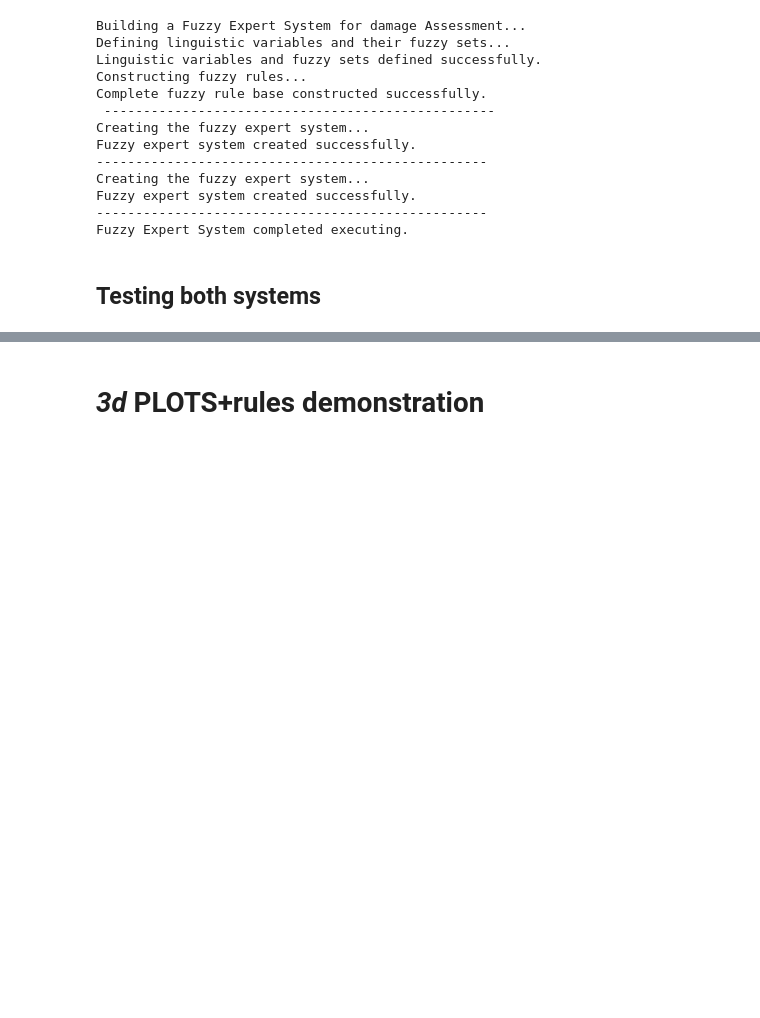
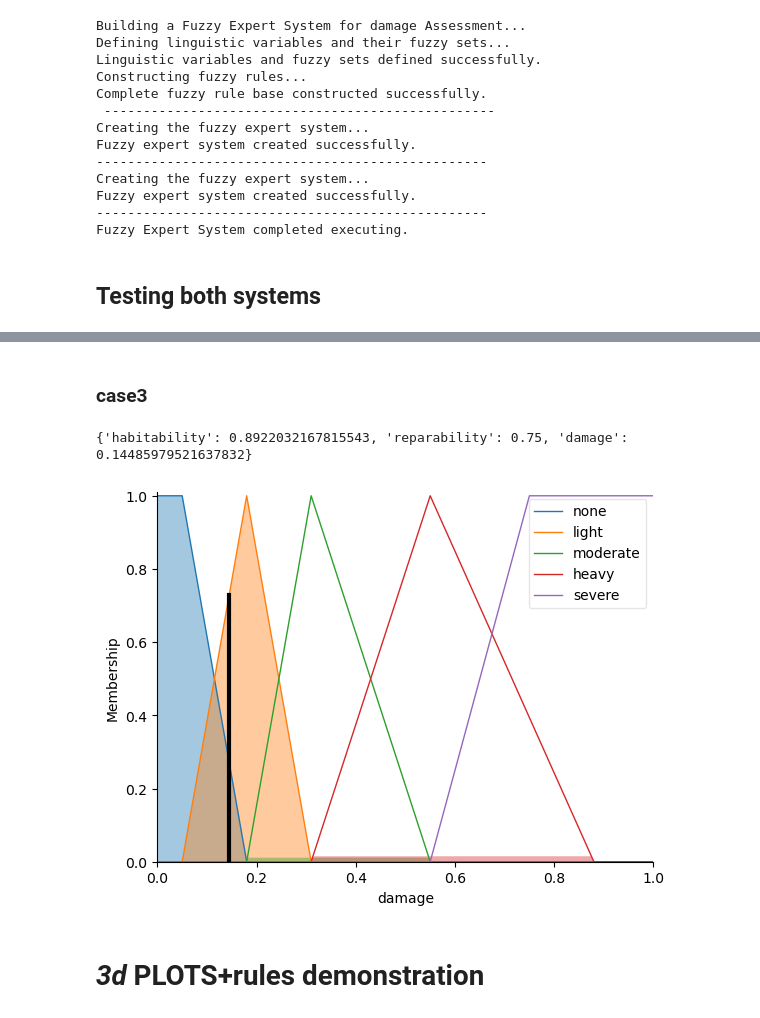
Before and after one commit to HananMoAlnakhal/Building_Assessment_Expert_System, a Jupyter notebook: fuzzy_expert_system.ipynb, the cells around one changed output, grey strips where cells are left out. Drawn from its saved outputs; the diff is of its cells as text; code cells hidden in the pictures; blank space fills up the shorter version.

```diff
--- a/fuzzy_expert_system.ipynb
+++ b/fuzzy_expert_system.ipynb
@@ -230,3 +245,21 @@ reparability.view(sim=results_sim)
+# %% [markdown]
+### case3
+# %%
+damage_sim.input['building_hight'] = 1
+damage_sim.input['ruble_percentage']=.2
+damage_sim.input['building_area'] = 500
+damage_sim.input['intact_col'] = 30
+damage_sim.input['tilt'] = 0
+damage_sim.compute()
+results_sim.input['damage_out']=damage_sim.output.get('damage')
+results_sim.input['building_age']=40
+results_sim.compute()
+results_sim.output['damage']= damage_sim.output.get('damage')
+print(results_sim.output)
+damage_per.view(sim=damage_sim)
+# %% [output]
+{'habitability': 0.8922032167815543, 'reparability': 0.75, 'damage': 0.14485979521637832}
+[figure, added]
 # %% [markdown]
 # ***3d*** **PLOTS**+**rules** demonstration
 # %% [markdown]
```
Also changed, not shown: parts of 5 cells of this notebook.
